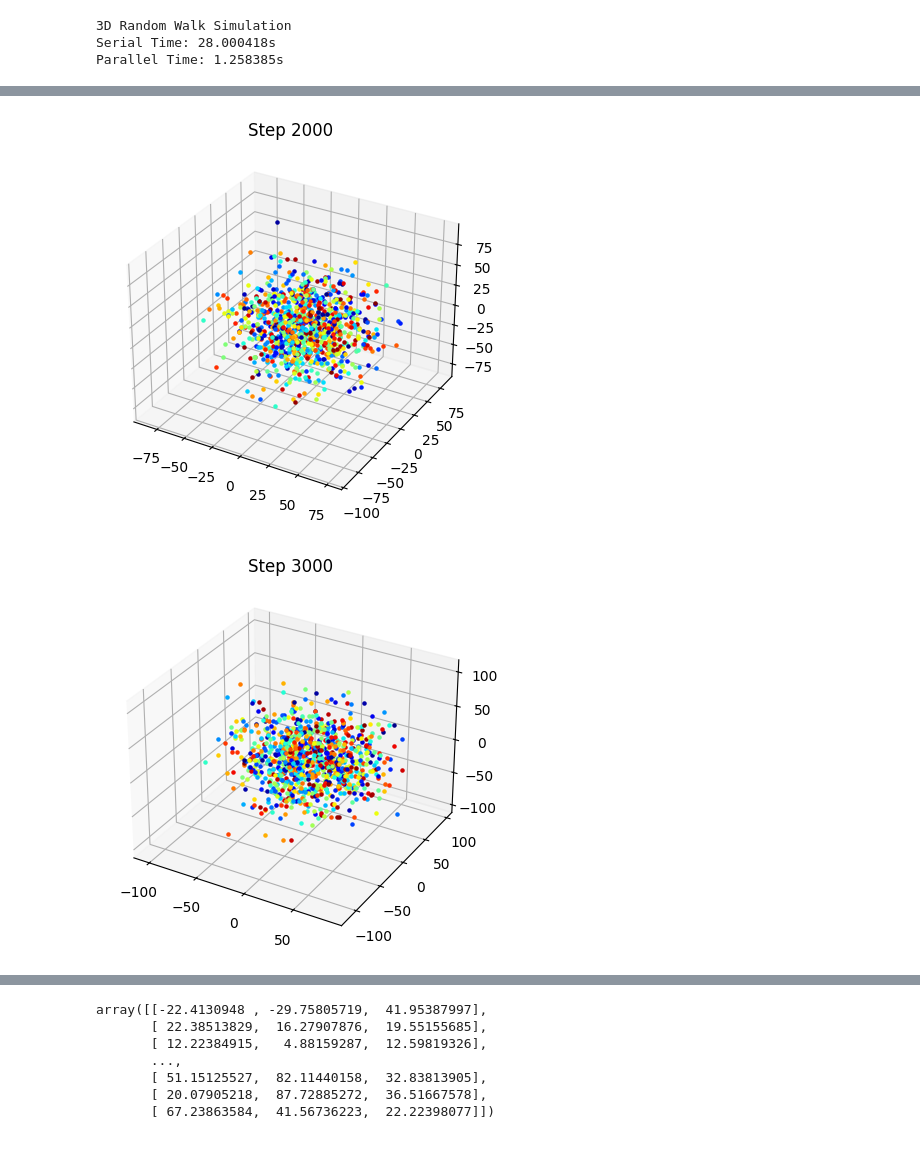
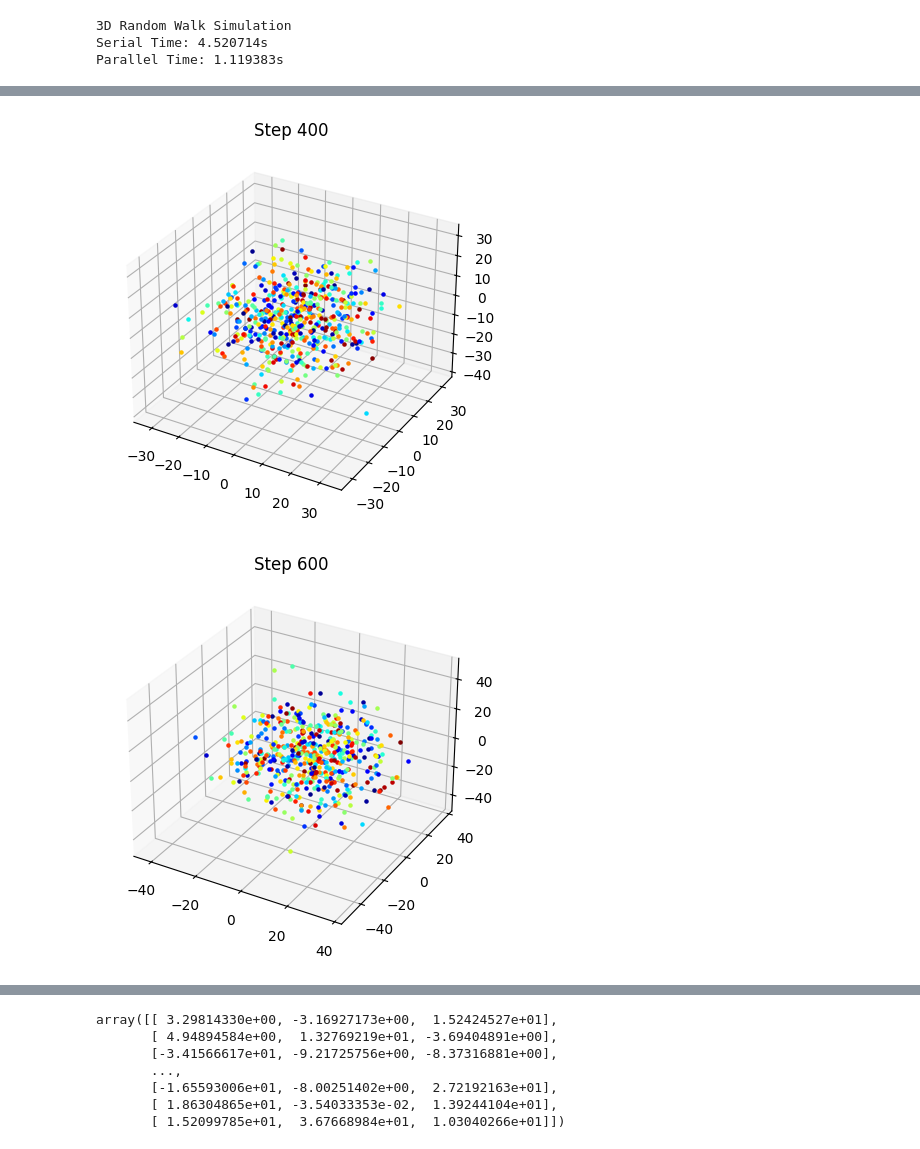
Before and after one commit to Isaac-PM/introduction_to_hpc_workshop, a Jupyter notebook: example_4_random_walk_3D.ipynb, the cells around one changed output, grey strips where cells are left out. Drawn from its saved outputs; the diff is of its cells as text; code cells hidden in the pictures.

```diff
--- a/example_4_random_walk_3D.ipynb
+++ b/example_4_random_walk_3D.ipynb
@@ -19,9 +19,9 @@ import matplotlib.pyplot as plt
 import numpy as np
 import time
 
-PARTICLE_COUNT = 1_000
-STEPS = 5_000
-WRITE_FREQUENCY = 1_000
+PARTICLE_COUNT = 500
+STEPS = 1_600
+WRITE_FREQUENCY = 200
 
 
 def random_walk_3D_serial(n_steps: int, n_particles: int, enable_plot: bool = False):
@@ -83,6 +83,6 @@ random_walk_3D_serial(
 )  # Call again for visualization purposes only as particles will be different
 # %% [output]
 3D Random Walk Simulation
-Serial Time: 28.000418s
-Parallel Time: 1.258385s
+Serial Time: 4.520714s
+Parallel Time: 1.119383s
 [figure]
@@ -90,2 +90,2 @@ Parallel Time: 1.258385s
-[figure, old version]
+[figure, new version]
-[figure, old version]
+[figure, new version]
@@ -93,7 +96,7 @@ Parallel Time: 1.258385s
-array([[-22.4130948 , -29.75805719,  41.95387997],
-       [ 22.38513829,  16.27907876,  19.55155685],
-       [ 12.22384915,   4.88159287,  12.59819326],
+array([[ 3.29814330e+00, -3.16927173e+00,  1.52424527e+01],
+       [ 4.94894584e+00,  1.32769219e+01, -3.69404891e+00],
+       [-3.41566617e+01, -9.21725756e+00, -8.37316881e+00],
        ...,
-       [ 51.15125527,  82.11440158,  32.83813905],
-       [ 20.07905218,  87.72885272,  36.51667578],
-       [ 67.23863584,  41.56736223,  22.22398077]])
+       [-1.65593006e+01, -8.00251402e+00,  2.72192163e+01],
+       [ 1.86304865e+01, -3.54033353e-02,  1.39244104e+01],
+       [ 1.52099785e+01,  3.67668984e+01,  1.03040266e+01]])
```
Also changed, not shown: parts of 1 cell of this notebook, 4 other files.
